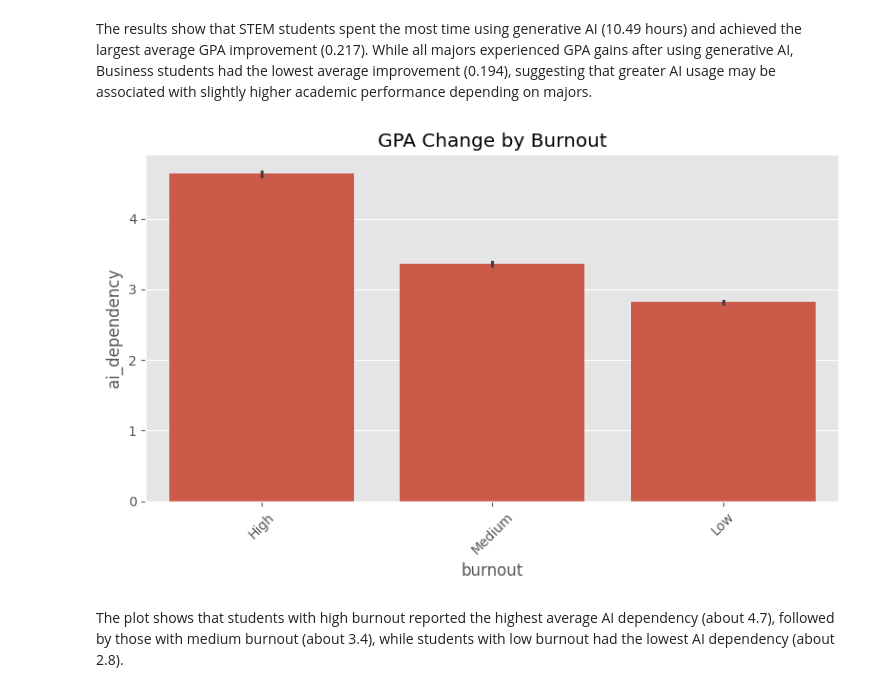
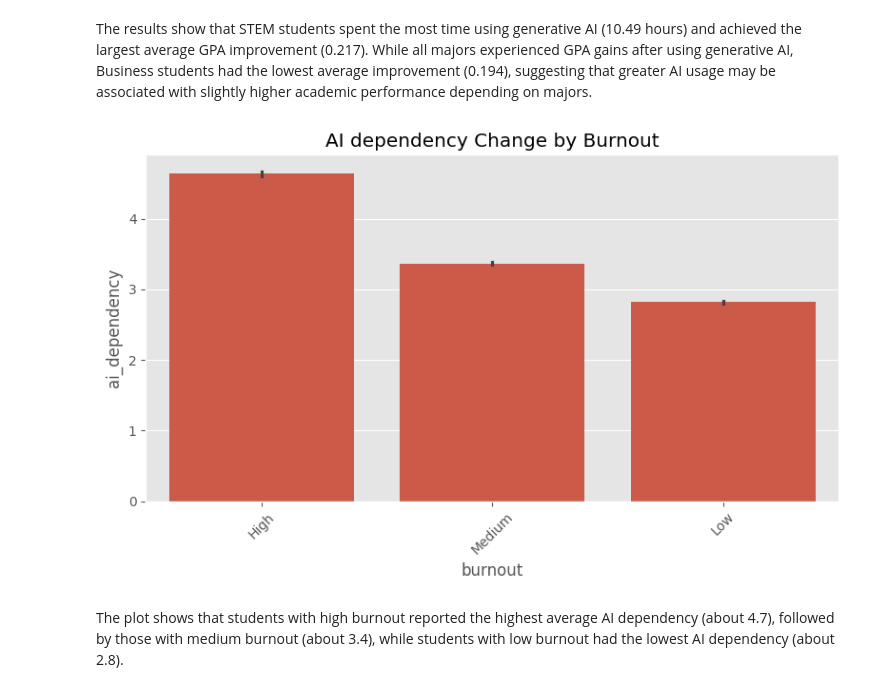
Before and after one commit to oRaqzz/AI-student-impact, a Jupyter notebook: notebooks/Analysis_Notebook.ipynb, the cells around one changed output. Cells and saved outputs as stored; diff of their text form; code cells hidden in the pictures.

```diff
--- a/notebooks/Analysis_Notebook.ipynb
+++ b/notebooks/Analysis_Notebook.ipynb
@@ -254,19 +254,19 @@ The results show that STEM students spent the most time using generative AI (10.
 # %%
 order = (df.groupby("burnout")["ai_dependency"].mean().sort_values(ascending=False).index
 )
 
 fig, ax = plt.subplots(figsize=(8, 5))
 
 sns.barplot(data=df, x="burnout", y="ai_dependency", order=order, ax=ax
 )
 
-ax.set_title("GPA Change by Burnout")
+ax.set_title("AI dependency Change by Burnout")
 ax.tick_params(axis='x', rotation=45)
 
 plt.tight_layout()
 plt.show()
 # %% [output]
-[figure, old version]
+[figure, new version]
 # %% [markdown]
 The plot shows that students with high burnout reported the highest average AI dependency (about 4.7), followed by those with medium burnout (about 3.4), while students with low burnout had the lowest AI dependency (about 2.8).
 # %%
```
Also changed, not shown: parts of 1 cell of this notebook, 4 other files.
